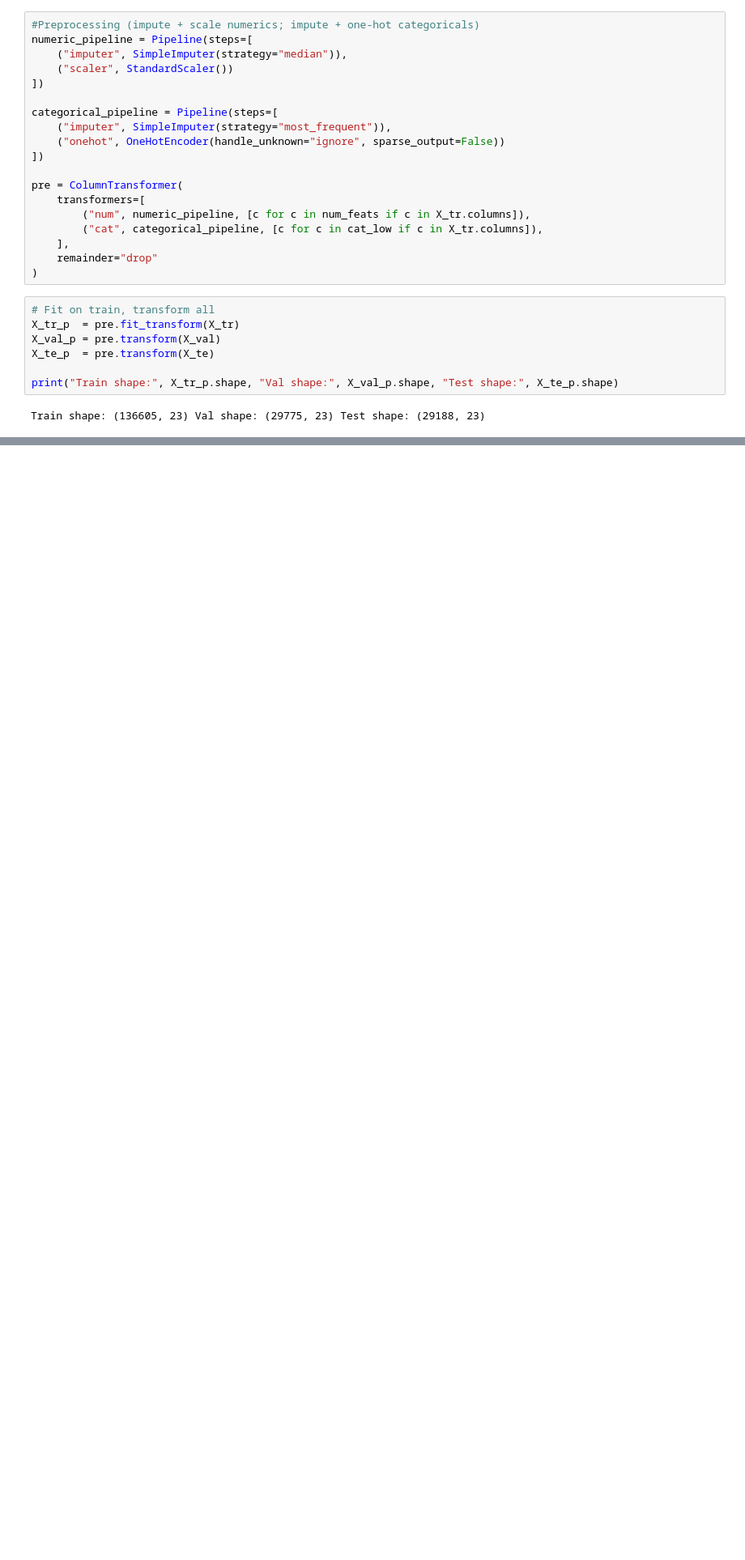
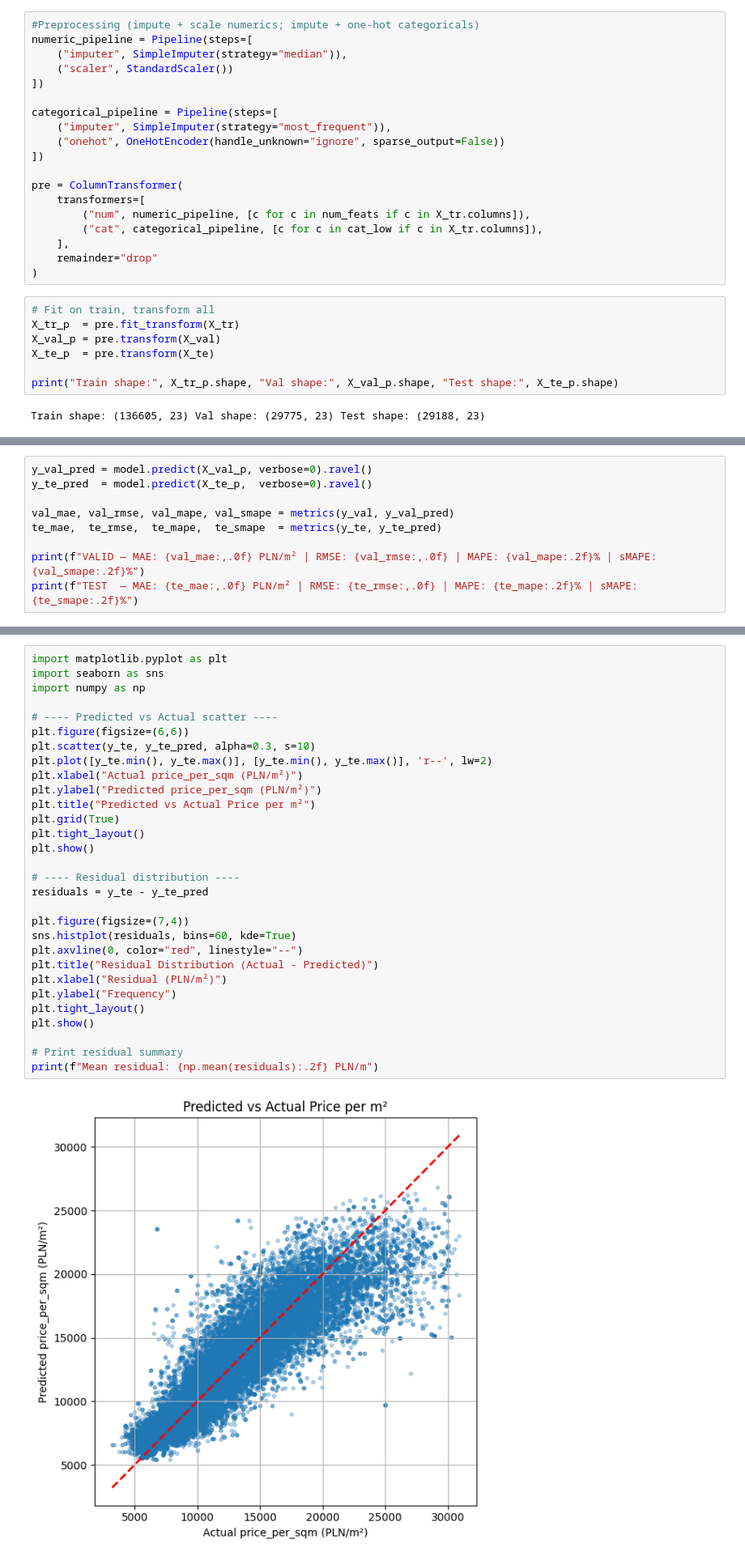
Before and after one commit to hscra/Real-Estate-Information-and-Recommendation-System-Integrating-Community-and-Accessibility-Data, a Jupyter notebook: main/data_prediction_NN.ipynb, the cells around one changed output, grey strips where cells are left out. Shown at 81% size. Saved outputs shown, nothing was run; the diff lists cells and outputs as text; blank space fills up the shorter version.

```diff
--- a/main/data_prediction_NN.ipynb
+++ b/main/data_prediction_NN.ipynb
@@ -152,0 +184,9 @@ AttributeError: 'list' object has no attribute 'EarlyStopping'
+# %%
+y_val_pred = model.predict(X_val_p, verbose=0).ravel()
+y_te_pred  = model.predict(X_te_p,  verbose=0).ravel()
+
+val_mae, val_rmse, val_mape, val_smape = metrics(y_val, y_val_pred)
+te_mae,  te_rmse,  te_mape,  te_smape  = metrics(y_te, y_te_pred)
+
+print(f"VALID — MAE: {val_mae:,.0f} PLN/m² | RMSE: {val_rmse:,.0f} | MAPE: {val_mape:.2f}% | sMAPE: {val_smape:.2f}%")
+print(f"TEST  — MAE: {te_mae:,.0f} PLN/m² | RMSE: {te_rmse:,.0f} | MAPE: {te_mape:.2f}% | sMAPE: {te_smape:.2f}%")
@@ -152,0 +233,32 @@ AttributeError: 'list' object has no attribute 'EarlyStopping'
+# %%
+import matplotlib.pyplot as plt
+import seaborn as sns
+import numpy as np
+
+# ---- Predicted vs Actual scatter ----
+plt.figure(figsize=(6,6))
+plt.scatter(y_te, y_te_pred, alpha=0.3, s=10)
+plt.plot([y_te.min(), y_te.max()], [y_te.min(), y_te.max()], 'r--', lw=2)
+plt.xlabel("Actual price_per_sqm (PLN/m²)")
+plt.ylabel("Predicted price_per_sqm (PLN/m²)")
+plt.title("Predicted vs Actual Price per m²")
+plt.grid(True)
+plt.tight_layout()
+plt.show()
+
+# ---- Residual distribution ----
+residuals = y_te - y_te_pred
+
+plt.figure(figsize=(7,4))
+sns.histplot(residuals, bins=60, kde=True)
+plt.axvline(0, color="red", linestyle="--")
+plt.title("Residual Distribution (Actual - Predicted)")
+plt.xlabel("Residual (PLN/m²)")
+plt.ylabel("Frequency")
+plt.tight_layout()
+plt.show()
+
+# Print residual summary
+print(f"Mean residual: {np.mean(residuals):.2f} PLN/m")
+# %% [output]
+[figure, added]
```
Also changed, not shown: parts of 20 cells of this notebook, 1 other file.
